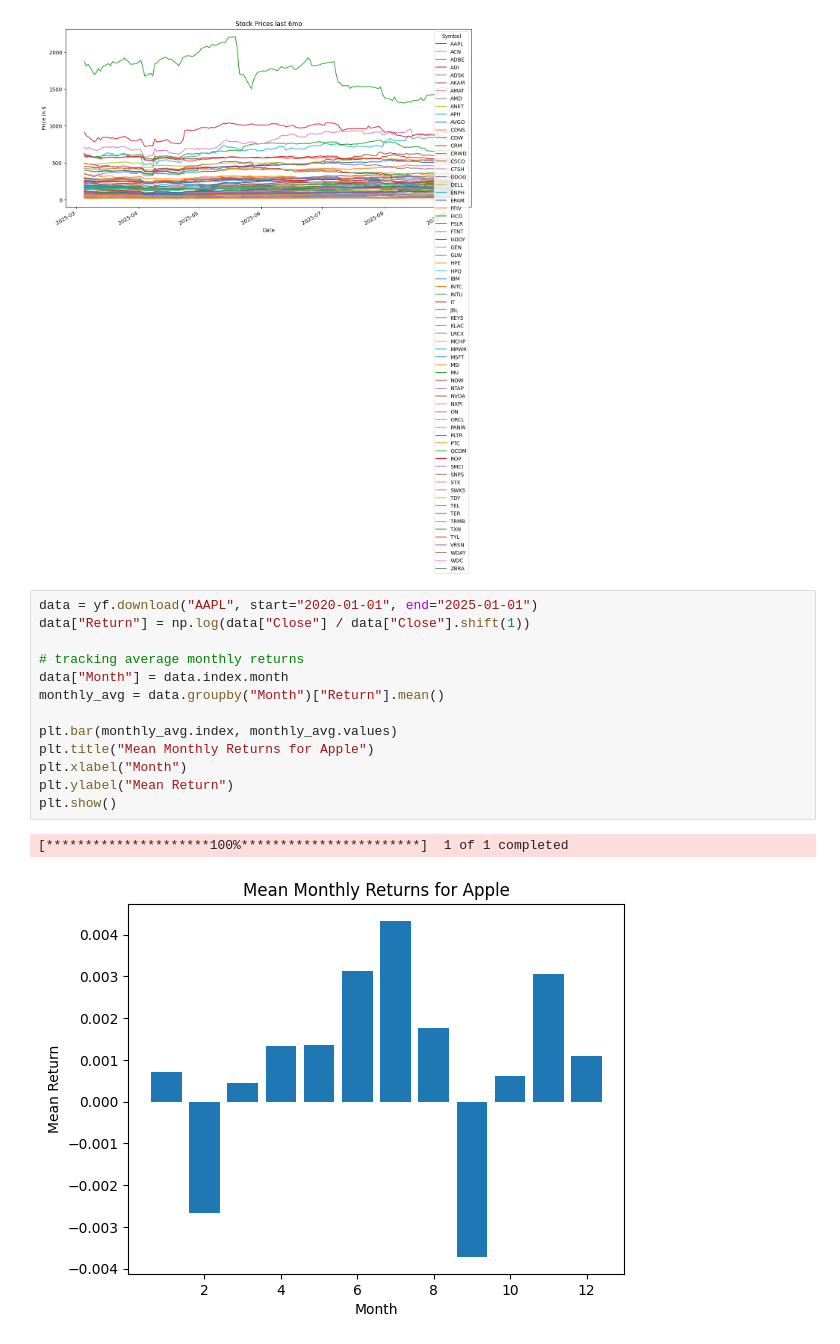
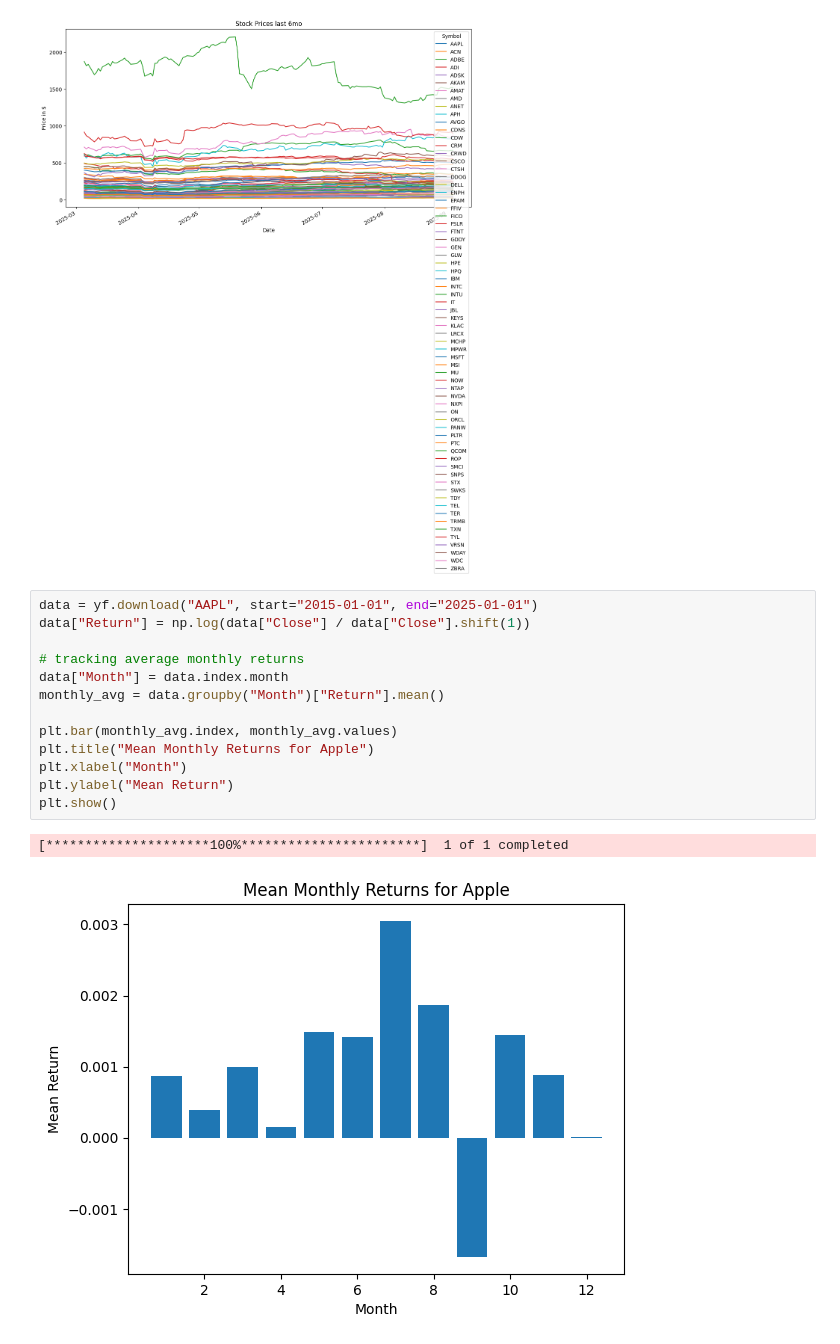
Before and after one commit to mbrwn22/StockModeling, a Jupyter notebook: jupytertest.ipynb, the cells around one changed output. Cells and saved outputs as stored; diff of their text form.

```diff
--- a/jupytertest.ipynb
+++ b/jupytertest.ipynb
@@ -77,18 +77,18 @@ plt.show()
 # %% [output]
 [figure]
 # %%
-data = yf.download("AAPL", start="2020-01-01", end="2025-01-01")
+data = yf.download("AAPL", start="2015-01-01", end="2025-01-01")
 data["Return"] = np.log(data["Close"] / data["Close"].shift(1))
 
 # tracking average monthly returns
 data["Month"] = data.index.month
 monthly_avg = data.groupby("Month")["Return"].mean()
 
 plt.bar(monthly_avg.index, monthly_avg.values)
 plt.title("Mean Monthly Returns for Apple")
 plt.xlabel("Month")
 plt.ylabel("Mean Return")
 plt.show()
 # %% [output]
 [*********************100%***********************]  1 of 1 completed
-[figure, old version]
+[figure, new version]
```
Also changed, not shown: parts of 1 cell of this notebook.
